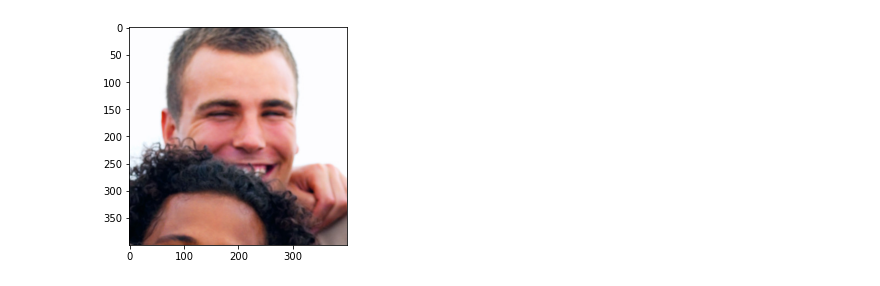
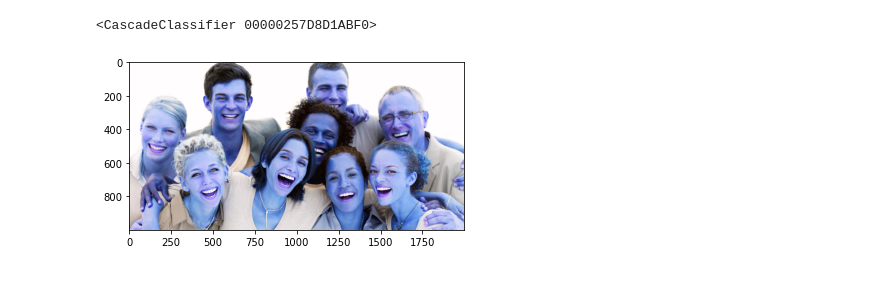
Before and after one commit to maanoel/conda-commands, a Jupyter notebook: visao-facial-detector.ipynb, the cells around one changed output. Saved outputs shown, nothing was run; the diff lists cells and outputs as text; code cells hidden in the pictures.

Commit message:
criando algoritimo de cascata e detecção multiscala

```diff
--- a/visao-facial-detector.ipynb
+++ b/visao-facial-detector.ipynb
@@ -18,7 +21,7 @@ def transformarImagemParaRgb(imagem):
 def transformarImagemParaBgr(imagem):
     return cv2.cvtColor(imagem, cv2.COLOR_RGB2BGR)
 # %%
-def transformarImagemParaGray(imagem):
+def transformarImagemParaCinza(imagem):
     return cv2.cvtColor(imagem, cv2.COLOR_RGB2GRAY)
 # %%
 def exibirImagem(imagem):
@@ -33,13 +36,28 @@ def exibirImagemTransformadaParaGray(imagem):
 def salvarImagem(caminho, imagem):
     cv2.imwrite(caminho, imagem)
 # %%
-
-imagem_roi =  transformarImagemParaBgr(abrirImagem("pessoas.jpg"))[0:400, 1000:1400]
-
-exibirImagem(imagem_roi)
-
-exibirImagem(abrirImagem("pessoas.jpg")[0:400, 1000:1400] )
-
-salvarImagem("teste.png",imagem_roi)
+##códigos de  testes!
+def testeObterRegiaoDeInteresseFixa():
+    return transformarImagemParaBgr(transformarImagemParaRgb(abrirImagem("pessoas.jpg")))[0:400, 1000:1400]
-# %% [output]
-[figure, removed]
+# %%
+#Retorna um classificador utilizando um classificador pré treinado
+def definirClassificadorEmCascataPorArquivo(caminho):
+    global CLASSIFICADOR
+    CLASSIFICADOR = cv2.CascadeClassifier(caminho)
+    print(CLASSIFICADOR)
+# %%
+# Para correta detecção é necessário que a imagem passada para essa função esteja em escala de cinza.
+#Essa função diminui a imagem em 30% (0.3 para adequarar objteos ou rostos maiores ou menores )
+# A severidade 5 irá definir o quão severa o algorítimo será na análise e detecção do objeto
+def detectaImagemReduzidaClassificador(imagem):
+    if CLASSIFICADOR is None:
+        print("O classificador não foi treinado");
+        return
+    return CLASSIFICADOR.detectMultiScale(imagem, 1.3, 5)
+# %%
+definirClassificadorEmCascataPorArquivo("classificadores/hearcascade_frontalface_default.xml")
+faces = detectaImagemReduzidaClassificador(transformarImagemParaCinza(abrirImagem("pessoas.jpg")))
+exibirImagem(abrirImagem("pessoas.jpg"))
+# %% [output]
+<CascadeClassifier 00000257D8D1ABF0>
+[figure, added]
```
Also changed, not shown: parts of 3 cells of this notebook.
